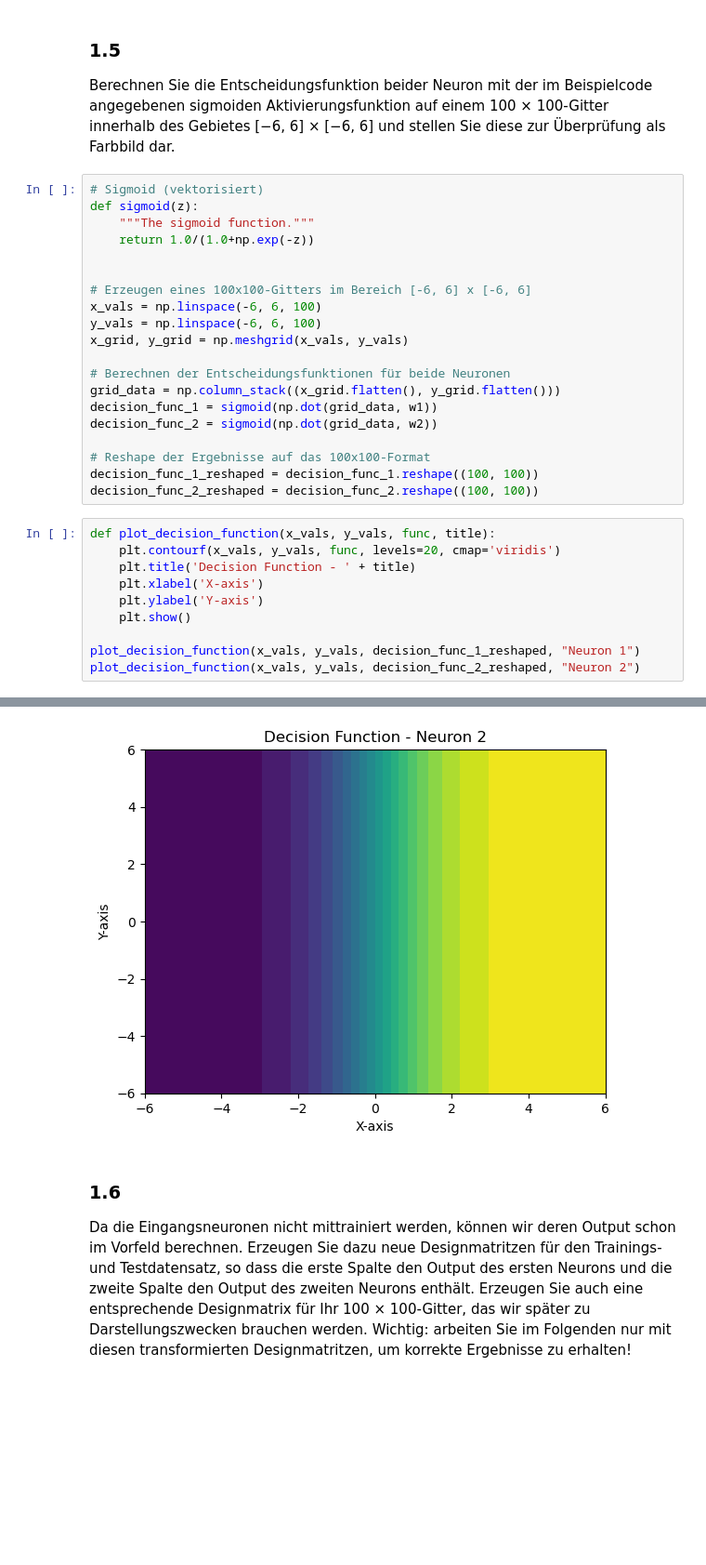
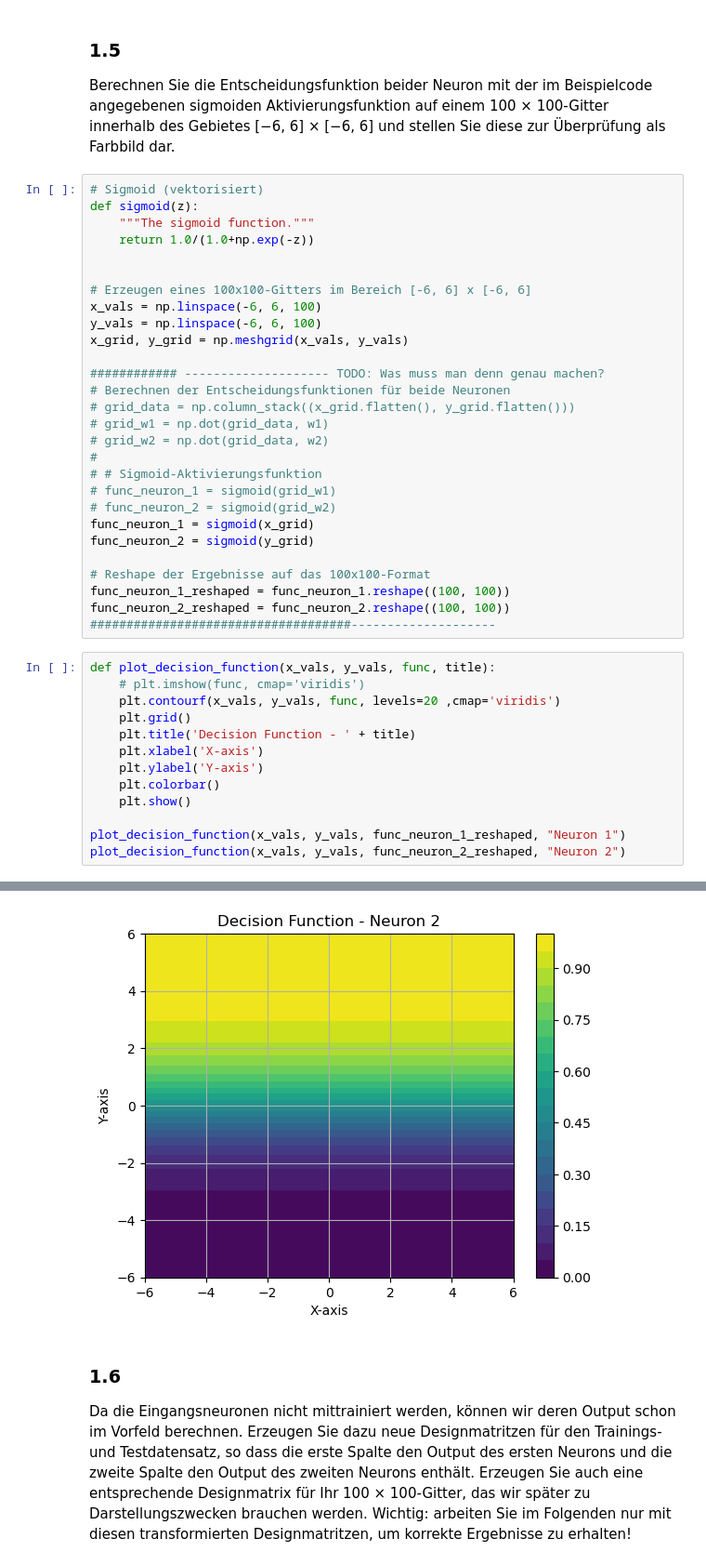
Before and after one commit to TypMitSchnurrbart/ws24_machine_learning, a Jupyter notebook: DL_Aufgabe1/Aufgabe_1.ipynb, the cells around one changed output, grey strips where cells are left out. Shown: that part at 93% size. Saved outputs shown, nothing was run; the diff lists cells and outputs as text; blank space fills up the shorter version.

```diff
--- a/DL_Aufgabe1/Aufgabe_1.ipynb
+++ b/DL_Aufgabe1/Aufgabe_1.ipynb
@@ -72,22 +78,33 @@ x_vals = np.linspace(-6, 6, 100)
 y_vals = np.linspace(-6, 6, 100)
 x_grid, y_grid = np.meshgrid(x_vals, y_vals)
 
+############ -------------------- TODO: Was muss man denn genau machen?
 # Berechnen der Entscheidungsfunktionen für beide Neuronen
-grid_data = np.column_stack((x_grid.flatten(), y_grid.flatten()))
-decision_func_1 = sigmoid(np.dot(grid_data, w1))
-decision_func_2 = sigmoid(np.dot(grid_data, w2))
+# grid_data = np.column_stack((x_grid.flatten(), y_grid.flatten()))
+# grid_w1 = np.dot(grid_data, w1)
+# grid_w2 = np.dot(grid_data, w2)
+#
+# # Sigmoid-Aktivierungsfunktion
+# func_neuron_1 = sigmoid(grid_w1)
+# func_neuron_2 = sigmoid(grid_w2)
+func_neuron_1 = sigmoid(x_grid)
+func_neuron_2 = sigmoid(y_grid)
 
 # Reshape der Ergebnisse auf das 100x100-Format
-decision_func_1_reshaped = decision_func_1.reshape((100, 100))
-decision_func_2_reshaped = decision_func_2.reshape((100, 100))
+func_neuron_1_reshaped = func_neuron_1.reshape((100, 100))
+func_neuron_2_reshaped = func_neuron_2.reshape((100, 100))
+####################################--------------------
 # %%
 def plot_decision_function(x_vals, y_vals, func, title):
-    plt.contourf(x_vals, y_vals, func, levels=20, cmap='viridis')
+    # plt.imshow(func, cmap='viridis')
+    plt.contourf(x_vals, y_vals, func, levels=20 ,cmap='viridis')
+    plt.grid()
     plt.title('Decision Function - ' + title)
     plt.xlabel('X-axis')
     plt.ylabel('Y-axis')
+    plt.colorbar()
     plt.show()
 
-plot_decision_function(x_vals, y_vals, decision_func_1_reshaped, "Neuron 1")
-plot_decision_function(x_vals, y_vals, decision_func_2_reshaped, "Neuron 2")
+plot_decision_function(x_vals, y_vals, func_neuron_1_reshaped, "Neuron 1")
+plot_decision_function(x_vals, y_vals, func_neuron_2_reshaped, "Neuron 2")
 # %% [output]
@@ -95,4 +112,4 @@ plot_decision_function(x_vals, y_vals, decision_func_2_reshaped, "Neuron 2")
-[figure, old version]
+[figure, new version]
 # %% [markdown]
 ### 1.6
 Da die Eingangsneuronen nicht mittrainiert werden, können wir deren Output schon
```
Also changed, not shown: parts of 30 cells of this notebook.
